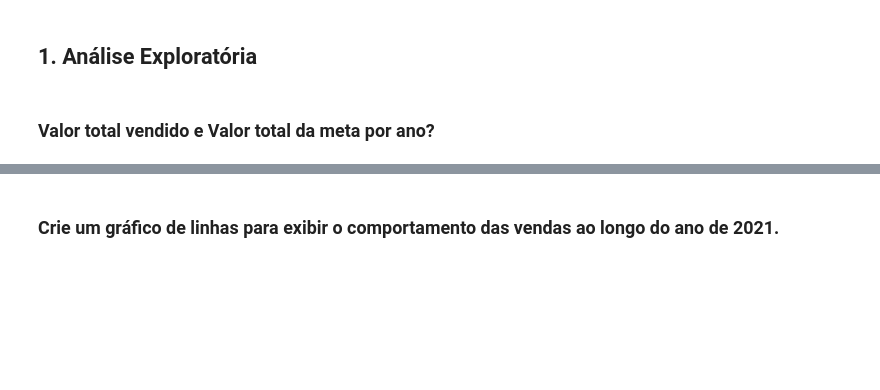
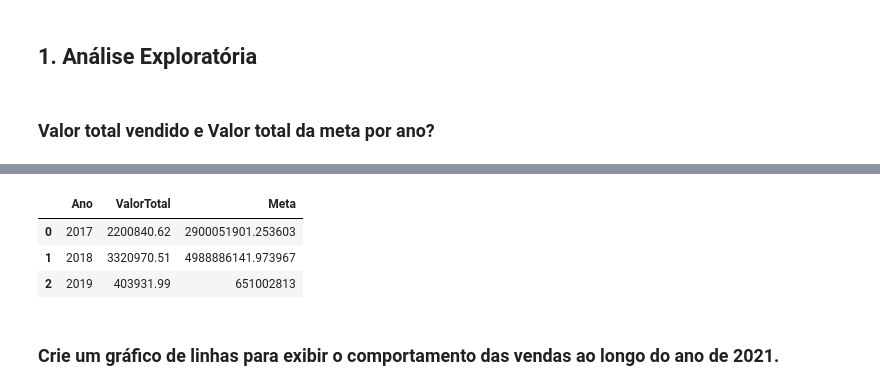
Before and after one commit to marcellu-s/SENAI-Fundamentos-BigData-Python, a Jupyter notebook: Desafio/codes/Análise Exploratória.ipynb, the cells around one changed output, grey strips where cells are left out. Drawn from its saved outputs; the diff is of its cells as text; code cells hidden in the pictures; blank space fills up the shorter version.

```diff
--- a/Desafio/codes/Análise Exploratória.ipynb
+++ b/Desafio/codes/Análise Exploratória.ipynb
@@ -76,2 +52,26 @@ merged_dataframe
+# %%
+goals_dataframe.columns = [
+    'cdVendedor',
+    'Data',
+    'Meta'
+]
+
+goals_dataframe['Data'] = goals_dataframe['Data'].astype('datetime64[ns]')
+
+sales_dates_and_targets = pd.merge(
+    sales_date_merged_dataframe,
+    goals_dataframe,
+    left_on='DataEmissao',
+    right_on='Data'
+)
+
+sales_per_year_and_targets_dataframe = sales_dates_and_targets[['Ano', 'ValorTotal', 'Meta']].groupby(by='Ano').sum().reset_index()
+# %%
+sales_per_year_and_targets_dataframe
+# %% [output]
+|  | Ano | ValorTotal | Meta |
+| 0 | 2017 | 2200840.62 | 2900051901.253603 |
+| 1 | 2018 | 3320970.51 | 4988886141.973967 |
+| 2 | 2019 | 403931.99 | 651002813 |
 # %% [markdown]
 ### Crie um gráfico de linhas para exibir o comportamento das vendas ao longo do ano de 2021.
```
Also changed, not shown: parts of 25 cells of this notebook.
